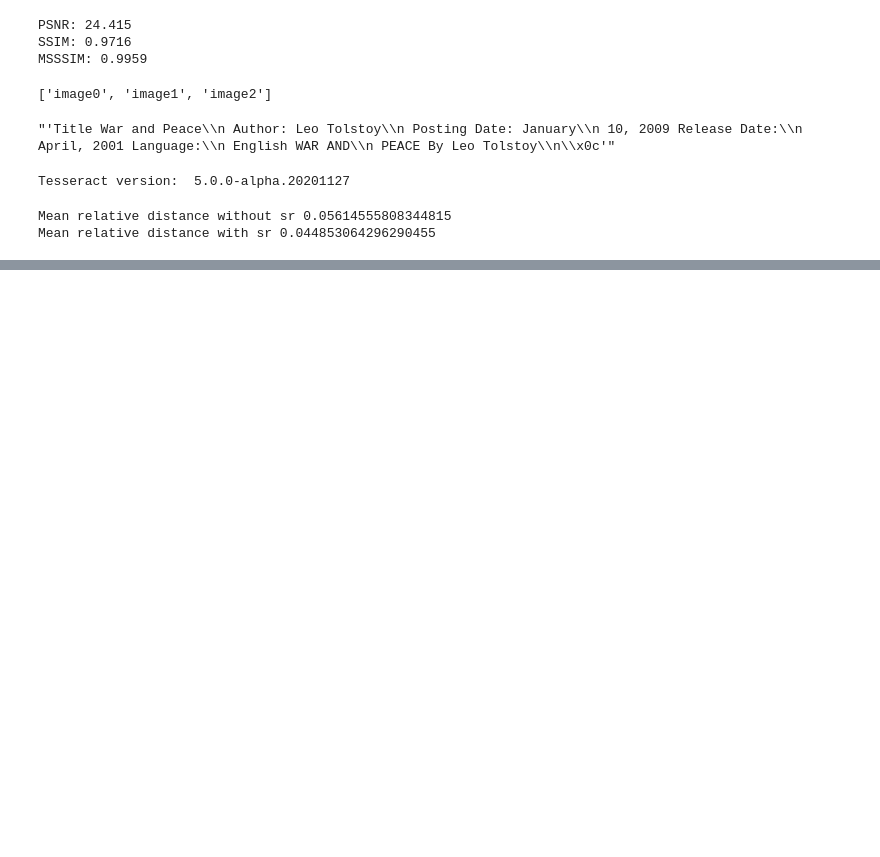
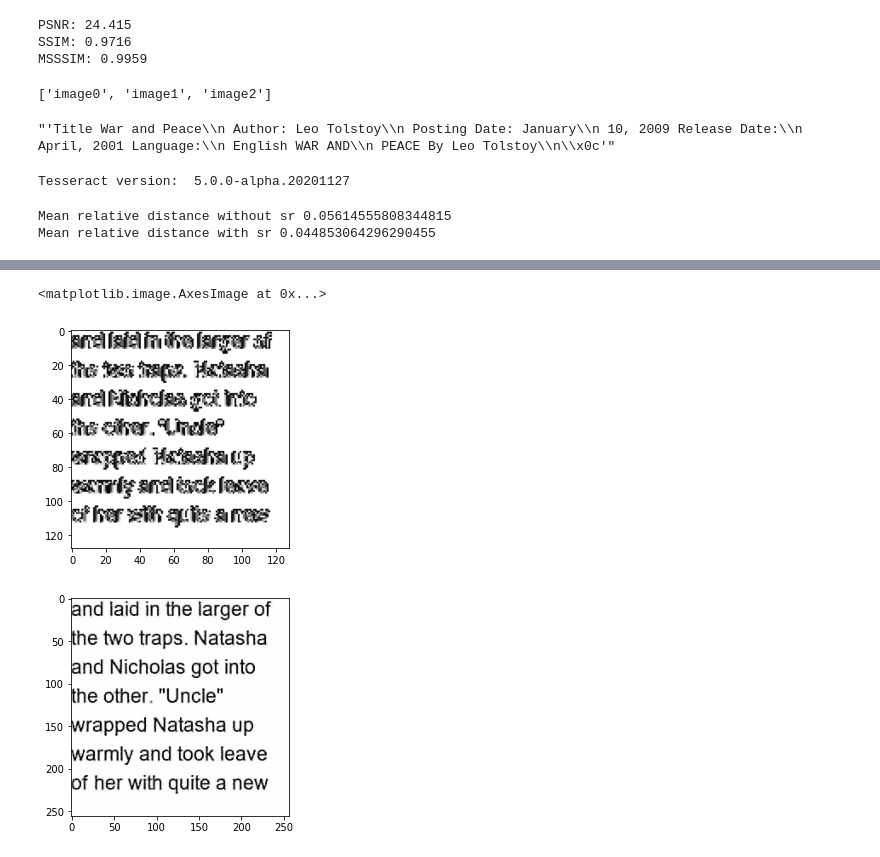
Before and after one commit to Abto-Coursework-Mentoring-2020/super-resolution-engine, a Jupyter notebook: src/main.ipynb, the cells around one changed output, grey strips where cells are left out. Cells and saved outputs as stored; diff of their text form; code cells hidden in the pictures; blank space fills up the shorter version.

Commit message:
Improve training flow

```diff
--- a/src/main.ipynb
+++ b/src/main.ipynb
@@ -237,0 +258,26 @@ plt.imshow(sr_img)
+# %%
+def read_image_tf(fp, target_size):
+    image_string = tf.io.read_file(fp)
+    image_decoded = tf.image.decode_jpeg(image_string, channels=3)
+    image = tf.cast(image_decoded, tf.float32)
+    return tf.image.resize(image_decoded, target_size, method=tf.image.ResizeMethod.BICUBIC)
+
+def prepare_example_tf(hr_image_fp, ret_img_name=False, lr_img_size=(128, 128), hr_img_size=(256, 256)):
+    example = read_image_tf(hr_image_fp, LR_IMAGE_SIZE), read_image_tf(hr_image_fp, HR_IMAGE_SIZE)
+    if ret_img_name:
+        img_name = path.split(str(hr_image_fp))[1].split('.')[0]
+        return example + (tf.constant(img_name),)
+    else:
+        return example
+
+
+fp = test_img_fps[5]
+lr_im, hr_im, fname = prepare_example_tf(tf.convert_to_tensor(fp, dtype=tf.string), ret_img_name=True)
+sr_img = tf.clip_by_value(sr_net(lr_im[None], training=False)[0], 0, 255).numpy().astype(np.uint8)
+plt.imshow(lr_im.numpy().astype(np.uint8))
+plt.figure()
+plt.imshow(sr_img)
+# %% [output]
+<matplotlib.image.AxesImage at 0x...>
+[figure, added]
+[figure, added]
```
Also changed, not shown: parts of 4 cells of this notebook, 2 other files.
